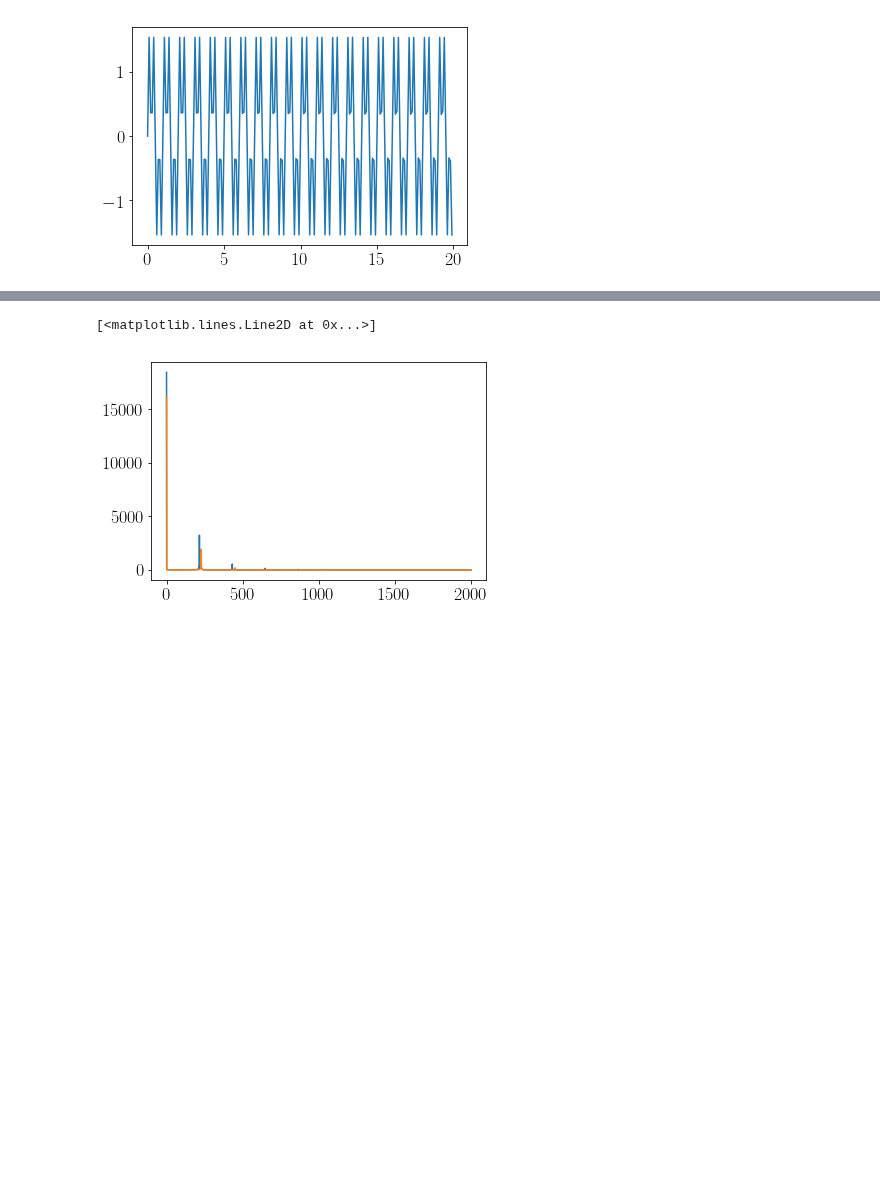
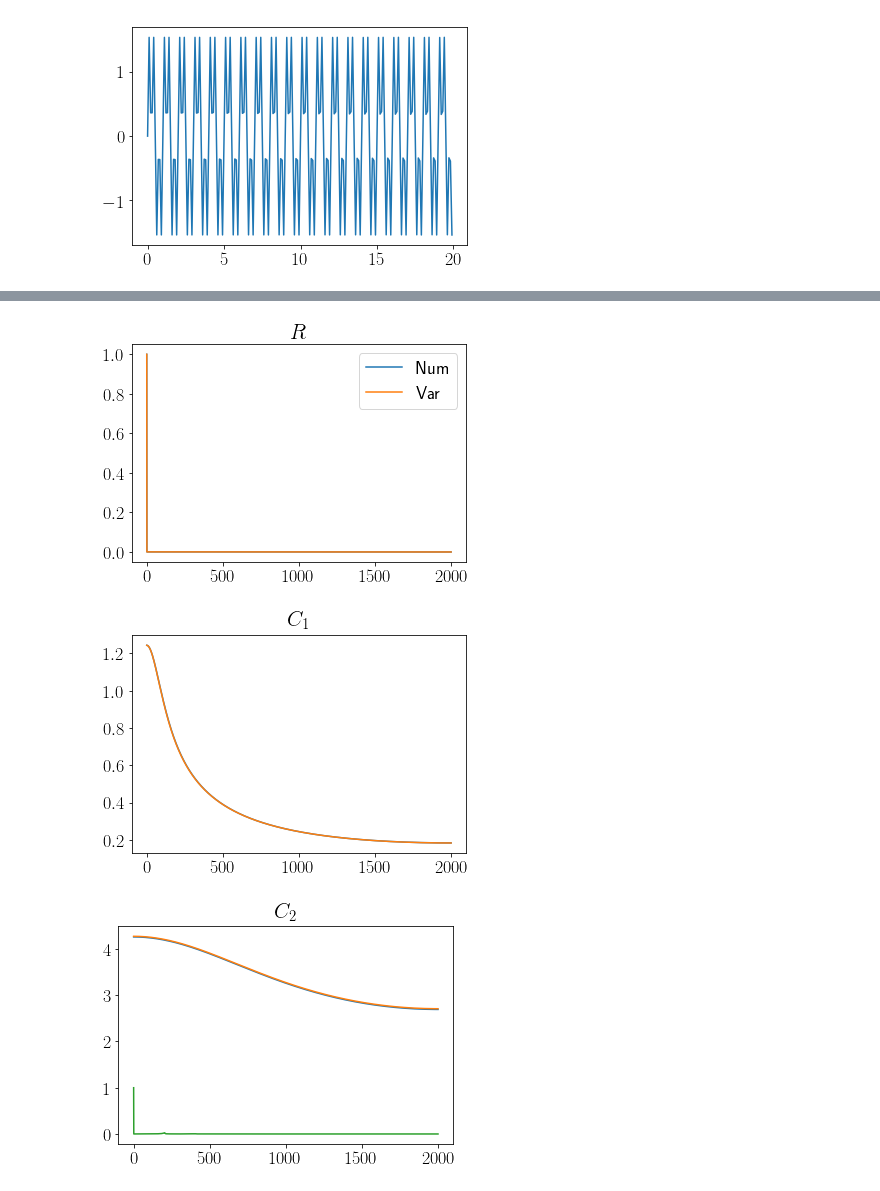
Before and after one commit to reand705/IGP, a Jupyter notebook: FourierTransform.ipynb, the cells around one changed output, grey strips where cells are left out. Drawn from its saved outputs; the diff is of its cells as text; code cells hidden in the pictures; blank space fills up the shorter version.

Commit message:
Primeira versao do grafico freqxL, destacando os picos. Várias dificuldades.

```diff
--- a/FourierTransform.ipynb
+++ b/FourierTransform.ipynb
@@ -26,6 +27,13 @@ Tmax = 1000.0
 # %%
 t = np.linspace(0,Tmax,N)
 x = np.sin(t*2*np.pi) + np.sin(3*t*2*np.pi)
+# %%
+#"""Normaliza uma série no espaço de Fourier""", a partir do máximo e da mediana
+#Só usar para espectros com picos bem definidos e para as séreis já nos valores absolutos
+def normalize_ft(X):
+    return (X/(np.max(X) - np.median(X)))
+
+#Determina a cor dos pontos a serem plotados, depois de normalizados
 # %%
 plt.plot(t[:200],x[:200])
 # %% [output]
@@ -40,12 +54,7 @@ plt.plot(np.abs(xf)/len(x))
 # %%
 #Direto do arquivo
 #plt.figure(figsize=(10,8))
-Nlvar = 100
-Nlnum = 100
-Lvar = [0.5 + 0.0125*j for j in range(0,Nlvar)]
-Lnum = [0.5 + 0.0125*j for j in range(0,Nlnum)]
-
-l = 0.5 + 35*0.0125
+l = 0.5 + 0*0.0125
 
 mu = 15
 t = np.linspace(0,Tmax,N)
@@ -55,6 +64,7 @@ alpha = 1
 beta = 8
 phi = 1.0
 D = [[1.0,5.0,1.0]]
+D1,D2,DR = D[0]
 t = np.linspace(0,Tmax,N)
 
 #Var
@@ -91,15 +101,54 @@ C2 = C2[M/2,:]
 # %%
 #TF-Var
 B1B2f = np.fft.rfft(B1B2)
 A1f = np.fft.rfft(A1)
 A2f = np.fft.rfft(A2)
-plt.plot(np.abs(B1B2f))
+#plt.plot(np.abs(B1B2f[0:700]))
 
 #TF-Numerico
 Rf = np.fft.rfft(R)
 C1f = np.fft.rfft(C1)
 C2f = np.fft.rfft(C2)
-plt.plot(np.abs(Rf))
+#plt.plot(np.abs(C1f[0:700]))
+
+plt.show()
+
+#""""""""""Normalizando""""""""""
+
+#Recurso
+referencia = np.max(np.abs(Rf)) - np.median(np.abs(Rf))
+newRf = np.abs(Rf)/referencia
+
+plt.plot(np.abs(newRf),label='Num')
+
+referencia = np.max(np.abs(B1B2f)) - np.median(np.abs(B1B2f))
+newB1B2f = np.abs(B1B2f)/referencia
+
+plt.plot(np.abs(newB1B2f),label='Var')
+plt.title(r"$R$")
+
+plt.legend(loc = 'best')
+plt.show()
+
+#Presa
+plt.plot(normalize_ft(np.abs(C1f)))
+
+plt.plot(normalize_ft(np.abs(A1f)))
+plt.title(r"$C_1$")
+
+plt.show()
+
+#Predador
+
+plt.plot(normalize_ft(np.abs(C2f)))
+
+plt.plot(normalize_ft(np.abs(A2f)))
+
+plt.plot(np.abs(newA2f))
+plt.title(r"$C_2$")
+
+plt.show()
 # %% [output]
-[<matplotlib.lines.Line2D at 0x...>]
-[figure, old version]
+[figure, new version]
+[figure, added]
+[figure, added]
```
Also changed, not shown: parts of 7 cells of this notebook.
